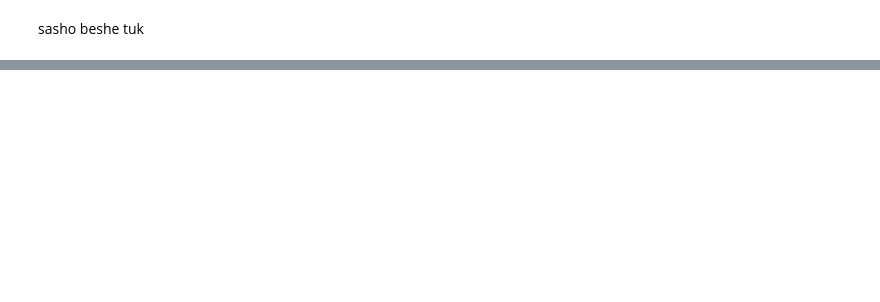
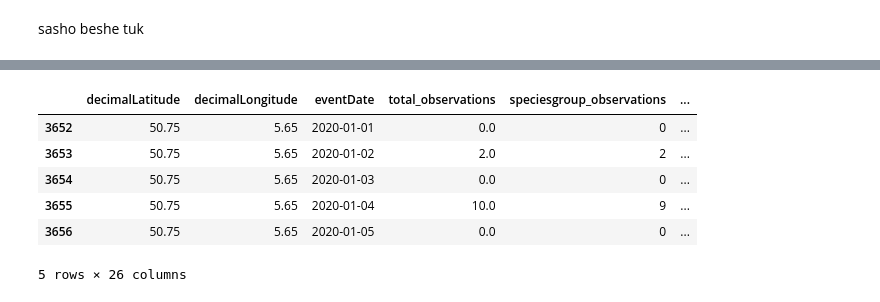
Before and after one commit to kebabzter/the-greatest-cormorant, a Jupyter notebook: notebook-03.ipynb, the cells around one changed output, grey strips where cells are left out. Saved outputs shown, nothing was run; the diff lists cells and outputs as text; code cells hidden in the pictures; blank space fills up the shorter version.

```diff
--- a/notebook-03.ipynb
+++ b/notebook-03.ipynb
@@ -363,0 +47,10 @@ plt.show()
+# %%
+df_filtered.head(5)
+# %% [output]
+|  | decimalLatitude | decimalLongitude | eventDate | total_observations | speciesgroup_observations | ... |
+| 3652 | 50.75 | 5.65 | 2020-01-01 | 0.0 | 0 | ... |
+| 3653 | 50.75 | 5.65 | 2020-01-02 | 2.0 | 2 | ... |
+| 3654 | 50.75 | 5.65 | 2020-01-03 | 0.0 | 0 | ... |
+| 3655 | 50.75 | 5.65 | 2020-01-04 | 10.0 | 9 | ... |
+| 3656 | 50.75 | 5.65 | 2020-01-05 | 0.0 | 0 | ... |
+5 rows × 26 columns
```
Also changed, not shown: parts of 55 cells of this notebook.
